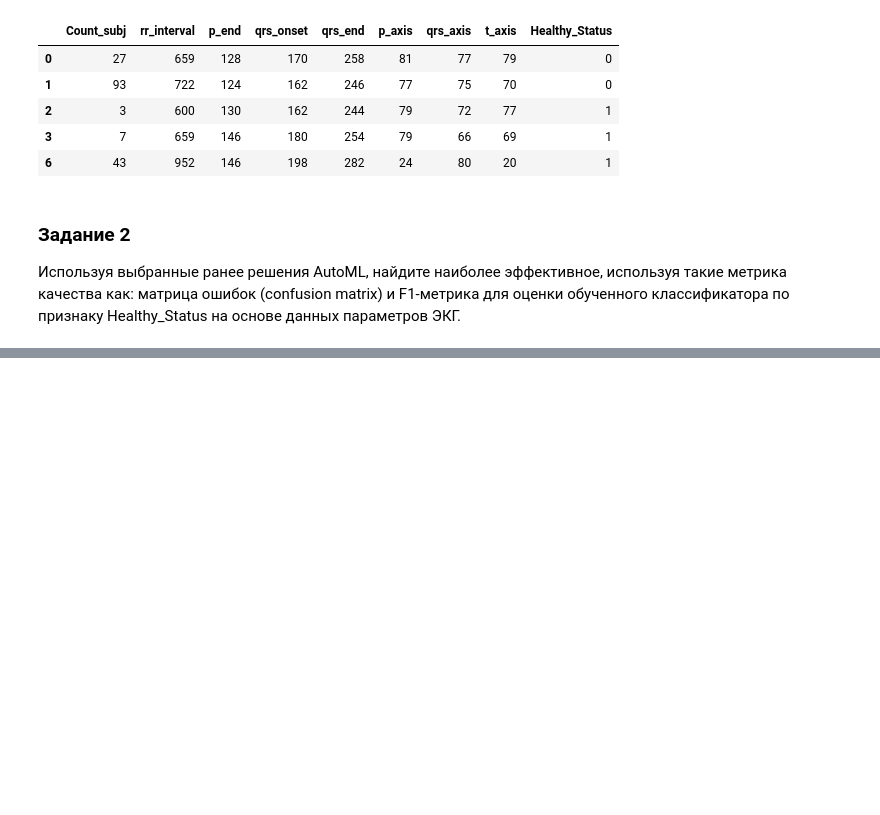
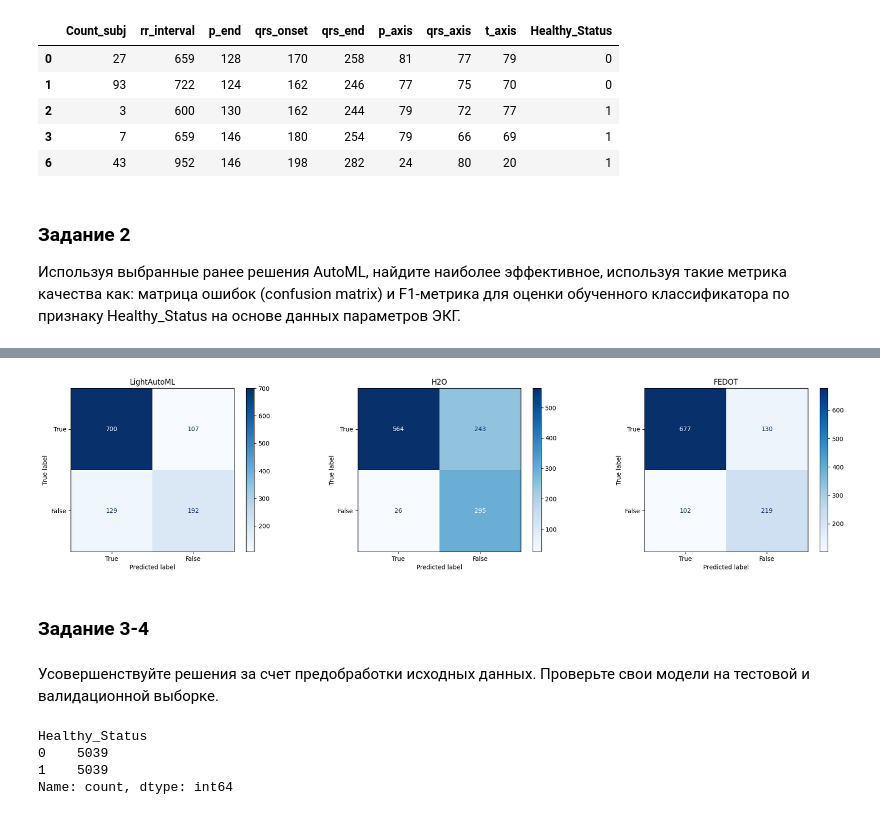
Before and after one commit to ShagMichail/Industrial-Analytics-Platforms, a Jupyter notebook: Task/Task_3.ipynb, the cells around one changed output, grey strips where cells are left out. Cells and saved outputs as stored; diff of their text form; code cells hidden in the pictures; blank space fills up the shorter version.

```diff
--- a/Task/Task_3.ipynb
+++ b/Task/Task_3.ipynb
@@ -558,0 +291,4 @@ Precision:  0.67
+# %%
+fedot_model = Fedot(problem='classification', timeout=3)
+# %%
+obtained_pipeline = fedot_model.fit(features=X_train, target=y_train)
@@ -558,0 +325,2 @@ Precision:  0.67
+# %%
+y_validation_fedot__predict = fedot_model.predict(X_validation)
@@ -558,0 +329,2 @@ Precision:  0.67
+# %%
+cm_fedot_validation = confusion_matrix(y_validation, y_validation_fedot__predict, labels=[0, 1])
@@ -558,0 +346,30 @@ Precision:  0.67
+# %%
+target_names = ['True', 'False']
+
+plt.subplots_adjust(right=3)
+
+ax1 = plt.subplot(1, 3, 1)
+ax1.set_title('LightAutoML')
+
+ax2 = plt.subplot(1, 3, 2)
+ax2.set_title('H2O')
+
+ax3 = plt.subplot(1, 3, 3)
+ax3.set_title('FEDOT')
+
+disp = ConfusionMatrixDisplay(confusion_matrix=cm_lama_validation, display_labels=target_names)
+disp = disp.plot(cmap=plt.cm.Blues, values_format='g', ax=ax1)
+
+disp = ConfusionMatrixDisplay(confusion_matrix=cm_h2o_validation, display_labels=target_names)
+disp = disp.plot(cmap=plt.cm.Blues, values_format='g', ax=ax2)
+
+disp = ConfusionMatrixDisplay(confusion_matrix=cm_fedot_validation, display_labels=target_names)
+disp = disp.plot(cmap=plt.cm.Blues, values_format='g', ax=ax3)
+
+plt.show()
+# %% [output]
+[figure, added]
+# %% [markdown]
+### Задание 3-4
+# %% [markdown]
+Усовершенствуйте решения за счет предобработки исходных данных. Проверьте свои модели на тестовой и валидационной выборке.
@@ -558,0 +386,18 @@ Precision:  0.67
+# %%
+target_column = 'Healthy_Status'
+
+smote = SMOTE(random_state=0)
+X_initial = full_df_filtered.drop(target_column, axis=1)
+y_initial = full_df_filtered[target_column]
+
+X, y = smote.fit_resample(X_initial, y_initial)
+
+df = pd.DataFrame(X, columns=X_initial.columns)
+df[target_column] = y
+
+df[target_column].value_counts()
+# %% [output]
+Healthy_Status
+0    5039
+1    5039
+Name: count, dtype: int64
```
Also changed, not shown: parts of 100 cells of this notebook.
